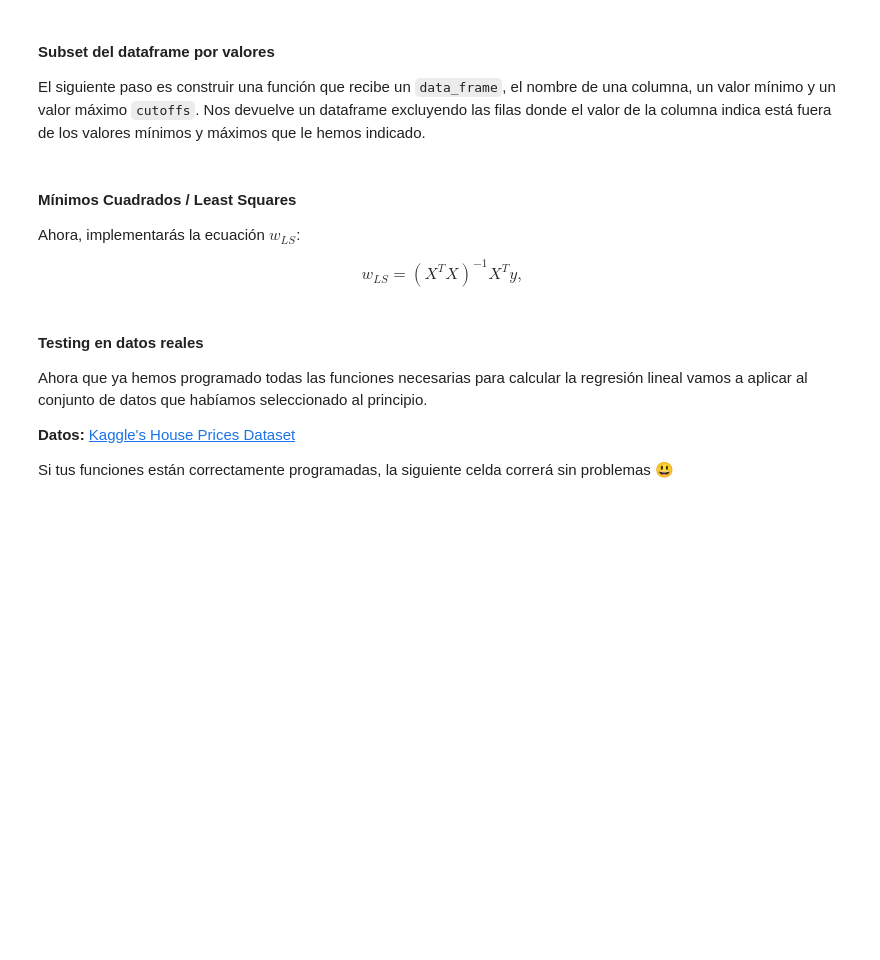
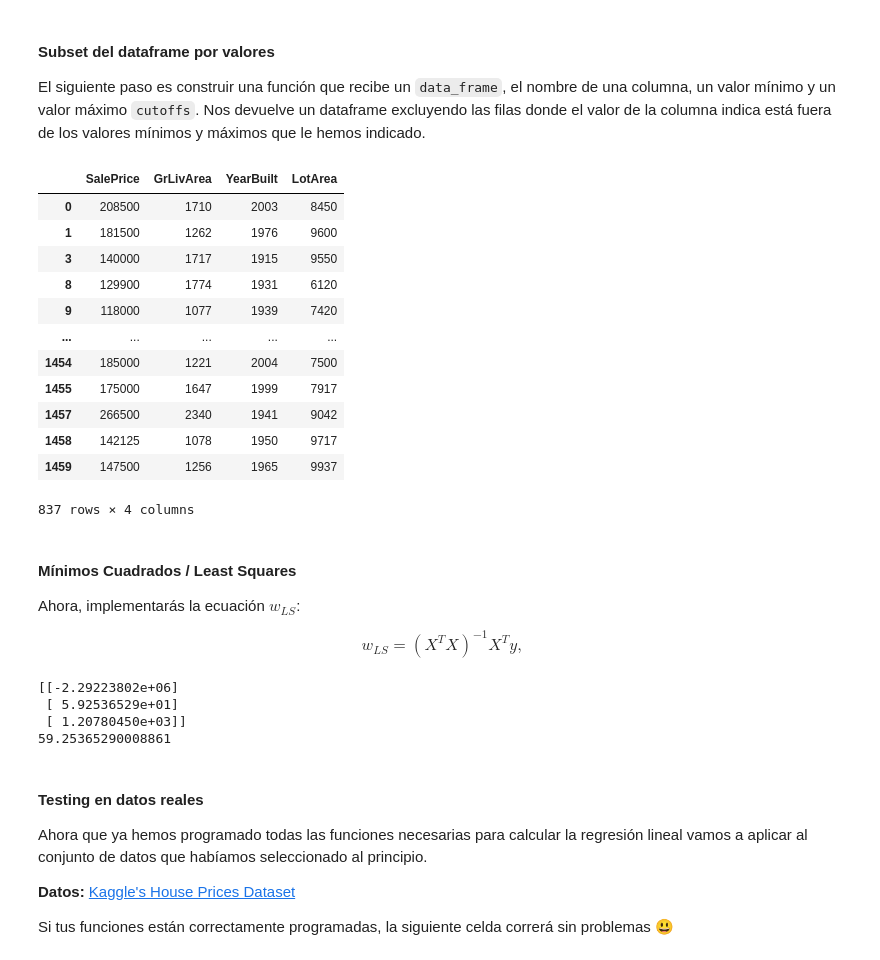
Before and after one commit to andresRah/Keepcoding-algebra-calculo, a Jupyter notebook: ALG00-Practica.ipynb, the cells around one changed output. Saved outputs shown, nothing was run; the diff lists cells and outputs as text; code cells hidden in the pictures; blank space fills up the shorter version.

```diff
--- a/ALG00-Practica.ipynb
+++ b/ALG00-Practica.ipynb
@@ -681,6 +763,35 @@ def column_cutoff(data_frame, cutoffs):
         cutoffs = [('SalePrice', 50000, 1e10), ('GrLivArea', 0, 4000)]
         selected_data = column_cutoff(data_frame, cutoffs)
     """
+    new_data_frame = data_frame.copy()
+
+    for column_name, min_value, max_value in cutoffs:
+        new_data_frame = new_data_frame[(new_data_frame[column_name] >= min_value) & (new_data_frame[column_name] <= max_value)]
+
+    return new_data_frame
+# %%
+data_frame = read_to_df(tr_path)
+cutoffs = [('SalePrice', 50000, 1e10), ('GrLivArea', 0, 4000), ('LotArea', 0, 10000)]
+selected_data = column_cutoff(data_frame, cutoffs)
+selected_data
+
+selected_columns = ['SalePrice', 'GrLivArea', 'YearBuilt', 'LotArea']
+sub_df = select_columns(selected_data, selected_columns)
+sub_df
+# %% [output]
+|  | SalePrice | GrLivArea | YearBuilt | LotArea |
+| 0 | 208500 | 1710 | 2003 | 8450 |
+| 1 | 181500 | 1262 | 1976 | 9600 |
+| 3 | 140000 | 1717 | 1915 | 9550 |
+| 8 | 129900 | 1774 | 1931 | 6120 |
+| 9 | 118000 | 1077 | 1939 | 7420 |
+| ... | ... | ... | ... | ... |
+| 1454 | 185000 | 1221 | 2004 | 7500 |
+| 1455 | 175000 | 1647 | 1999 | 7917 |
+| 1457 | 266500 | 2340 | 1941 | 9042 |
+| 1458 | 142125 | 1078 | 1950 | 9717 |
+| 1459 | 147500 | 1256 | 1965 | 9937 |
+837 rows × 4 columns
 # %% [markdown]
 #### Mínimos Cuadrados / Least Squares
 
@@ -739,3 +872,18 @@ def least_squares_weights(input_x, target_y):
+# %%
+training_y = np.array([[208500, 181500, 223500, 140000, 250000, 143000, 307000, 200000, 129900, 118000]])
+
+training_x = np.array([[1710, 1262, 1786, 1717, 2198, 1362, 1694, 2090, 1774, 1077],
+                       [2003, 1976, 2001, 1915, 2000, 1993, 2004, 1973, 1931, 1939]])
+
+weights = least_squares_weights(training_x, training_y)
+
+print(weights)
+print(weights[1][0])
+# %% [output]
+[[-2.29223802e+06]
+ [ 5.92536529e+01]
+ [ 1.20780450e+03]]
+59.25365290008861
 # %% [markdown]
 #### Testing en datos reales
 
```
Also changed, not shown: parts of 15 cells of this notebook, 1 other file.
